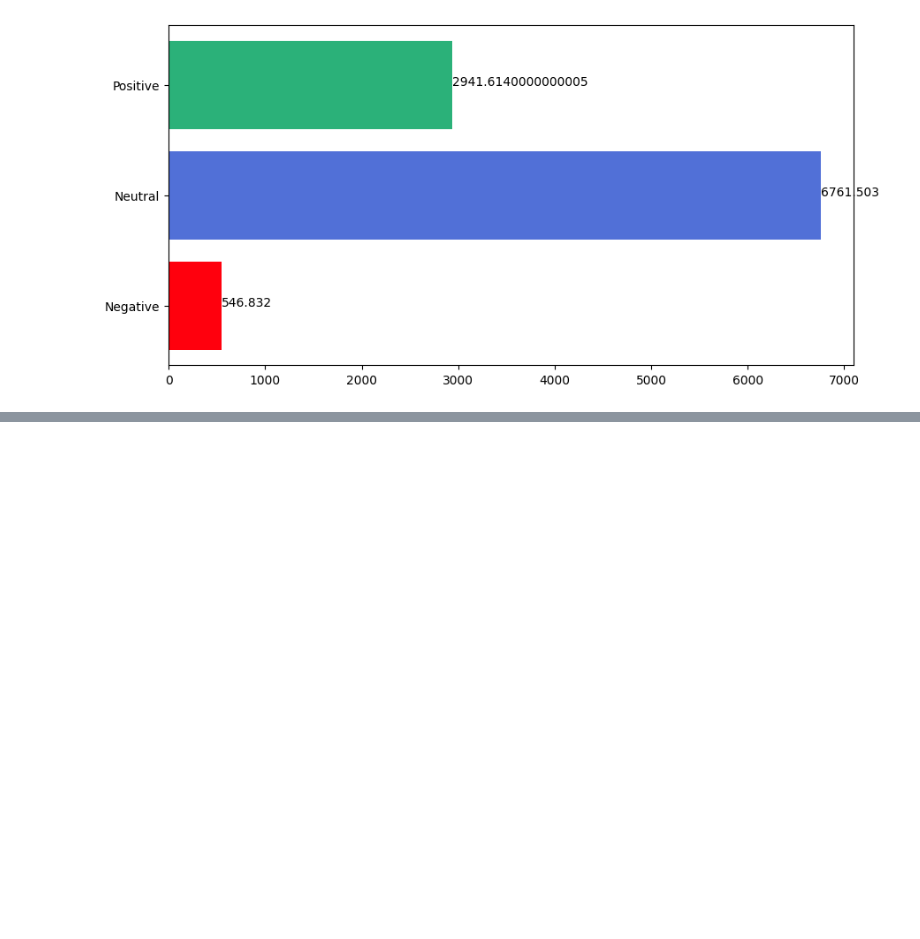
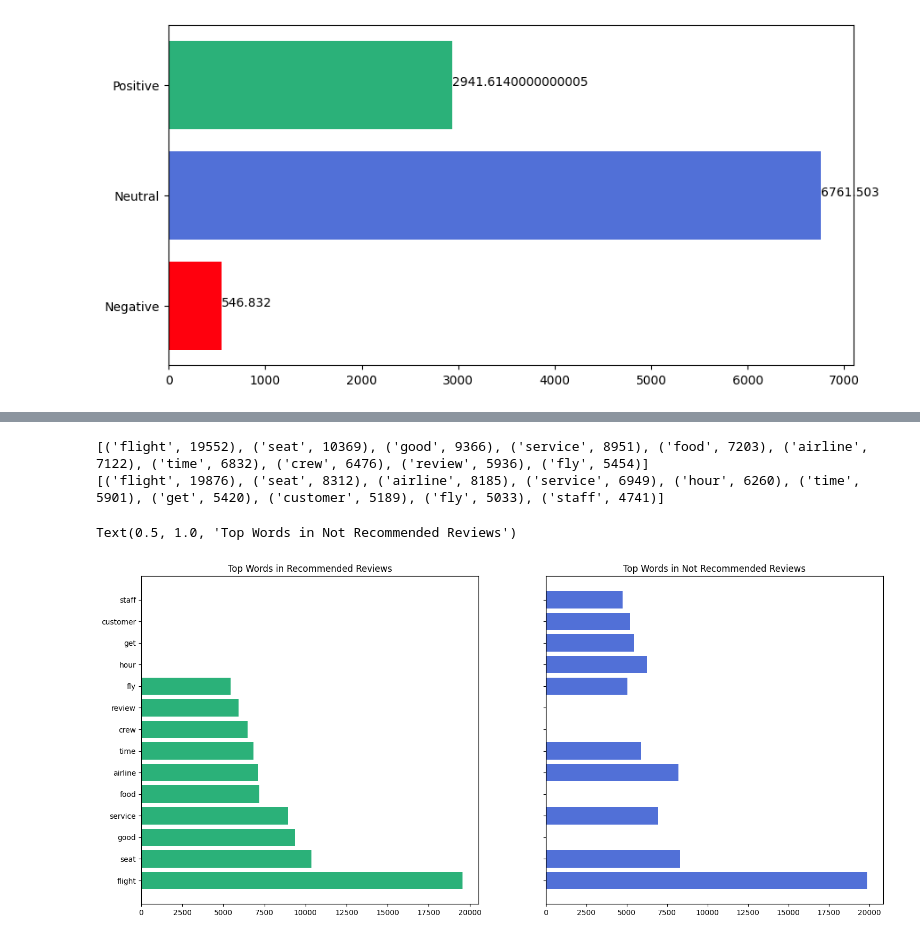
Before and after one commit to ddatnguyen97/Airlines-Reviews-Analysis, a Jupyter notebook: Airlines Reviews NLP Analysis.ipynb, the cells around one changed output, grey strips where cells are left out. Drawn from its saved outputs; the diff is of its cells as text; code cells hidden in the pictures; blank space fills up the shorter version.

```diff
--- a/Airlines Reviews NLP Analysis.ipynb
+++ b/Airlines Reviews NLP Analysis.ipynb
@@ -308 +305,23 @@ See the caveats in the documentation: https://pandas.pydata.org/pandas-docs/stab
 [figure]
+# %%
+def get_top_words(df, n=10):
+    word_counts = Counter(df['Reviews'].str.cat(sep=' ').split())
+    return word_counts.most_common(n)
+# %%
+top_recommended_words = get_top_words(recommended_df)
+top_not_recommended_words = get_top_words(not_recommended_df)
+
+print(top_recommended_words)
+print(top_not_recommended_words)
+
+fig, axes = plt.subplots(nrows=1, ncols=2, figsize=(18, 8), sharey=True)
+axes[0].barh(*zip(*top_recommended_words), color='#2bb179')
+axes[0].set_title('Top Words in Recommended Reviews')
+
+axes[1].barh(*zip(*top_not_recommended_words), color='#5170d7')
+axes[1].set_title('Top Words in Not Recommended Reviews')
+# %% [output]
+[('flight', 19552), ('seat', 10369), ('good', 9366), ('service', 8951), ('food', 7203), ('airline', 7122), ('time', 6832), ('crew', 6476), ('review', 5936), ('fly', 5454)]
+[('flight', 19876), ('seat', 8312), ('airline', 8185), ('service', 6949), ('hour', 6260), ('time', 5901), ('get', 5420), ('customer', 5189), ('fly', 5033), ('staff', 4741)]
+Text(0.5, 1.0, 'Top Words in Not Recommended Reviews')
+[figure, added]
```
Also changed, not shown: parts of 10 cells of this notebook, 1 other file.
